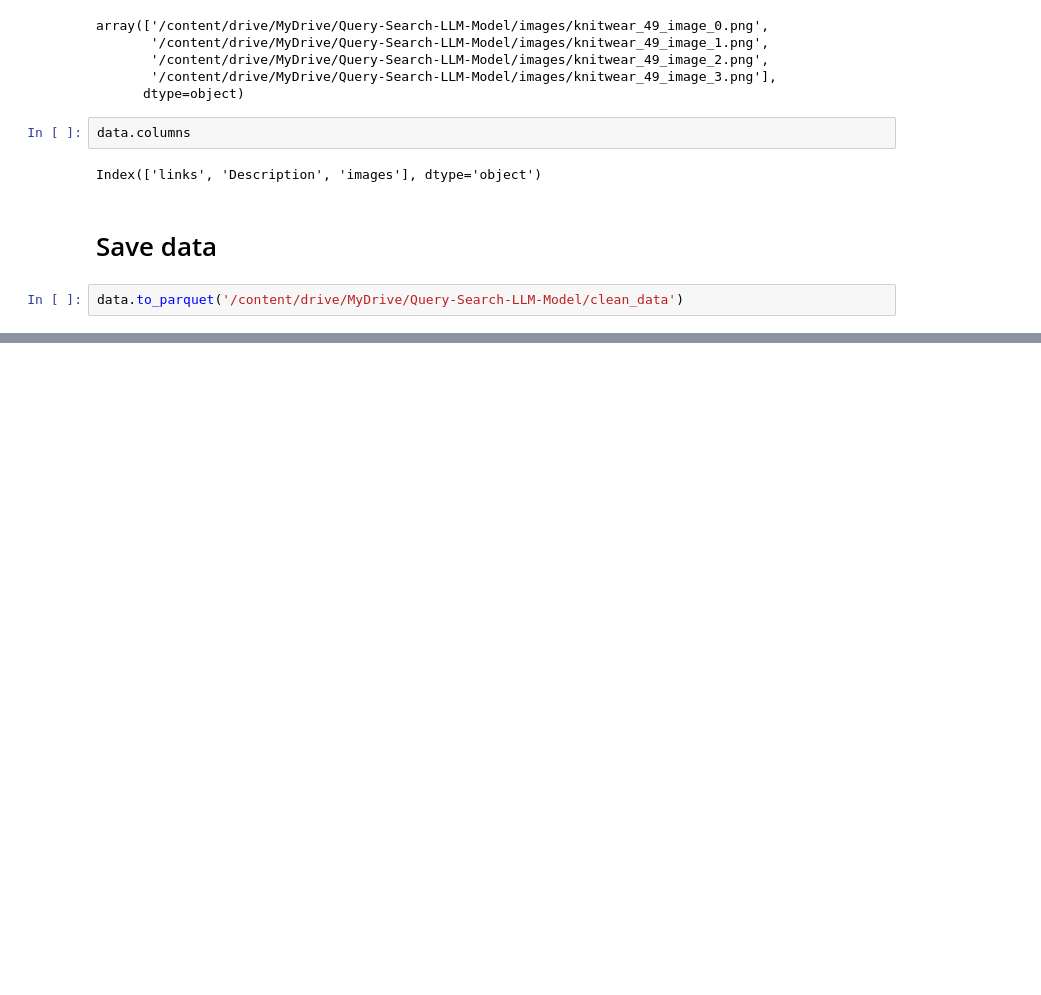
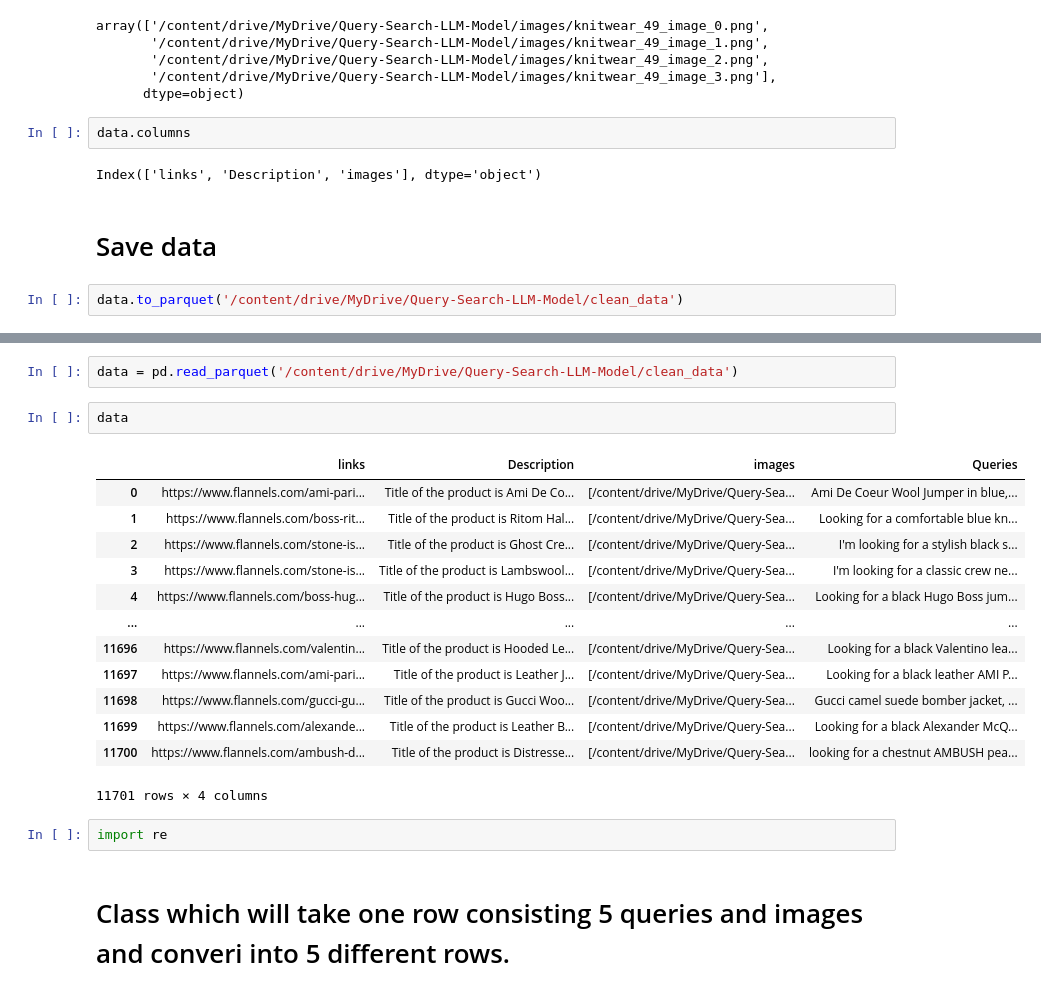
Before and after one commit to N1k0l0z/Query-Search-LLM-Model, a Jupyter notebook: Data_Preprocessing.ipynb, the cells around one changed output, grey strips where cells are left out. Cells and saved outputs as stored; diff of their text form; blank space fills up the shorter version.

Commit message:
Add file for data preprocessing, create changes in query and images and get insights out of images

```diff
--- a/Data_Preprocessing.ipynb
+++ b/Data_Preprocessing.ipynb
@@ -72,0 +75,22 @@ data.to_parquet('/content/drive/MyDrive/Query-Search-LLM-Model/clean_data')
+# %%
+data = pd.read_parquet('/content/drive/MyDrive/Query-Search-LLM-Model/clean_data')
+# %%
+data
+# %% [output]
+|  | links | Description | images | Queries |
+| 0 | https://www.flannels.com/ami-pari... | Title of the product is Ami De Co... | [/content/drive/MyDrive/Query-Sea... | Ami De Coeur Wool Jumper in blue,... |
+| 1 | https://www.flannels.com/boss-rit... | Title of the product is Ritom Hal... | [/content/drive/MyDrive/Query-Sea... | Looking for a comfortable blue kn... |
+| 2 | https://www.flannels.com/stone-is... | Title of the product is Ghost Cre... | [/content/drive/MyDrive/Query-Sea... | I'm looking for a stylish black s... |
+| 3 | https://www.flannels.com/stone-is... | Title of the product is Lambswool... | [/content/drive/MyDrive/Query-Sea... | I'm looking for a classic crew ne... |
+| 4 | https://www.flannels.com/boss-hug... | Title of the product is Hugo Boss... | [/content/drive/MyDrive/Query-Sea... | Looking for a black Hugo Boss jum... |
+| ... | ... | ... | ... | ... |
+| 11696 | https://www.flannels.com/valentin... | Title of the product is Hooded Le... | [/content/drive/MyDrive/Query-Sea... | Looking for a black Valentino lea... |
+| 11697 | https://www.flannels.com/ami-pari... | Title of the product is Leather J... | [/content/drive/MyDrive/Query-Sea... | Looking for a black leather AMI P... |
+| 11698 | https://www.flannels.com/gucci-gu... | Title of the product is Gucci Woo... | [/content/drive/MyDrive/Query-Sea... | Gucci camel suede bomber jacket, ... |
+| 11699 | https://www.flannels.com/alexande... | Title of the product is Leather B... | [/content/drive/MyDrive/Query-Sea... | Looking for a black Alexander McQ... |
+| 11700 | https://www.flannels.com/ambush-d... | Title of the product is Distresse... | [/content/drive/MyDrive/Query-Sea... | looking for a chestnut AMBUSH pea... |
+11701 rows × 4 columns
+# %%
+import re
+# %% [markdown]
+# Class which will take one row consisting 5 queries and images and converi into 5 different rows.
```
Also changed, not shown: parts of 9 cells of this notebook, 2 other files.
